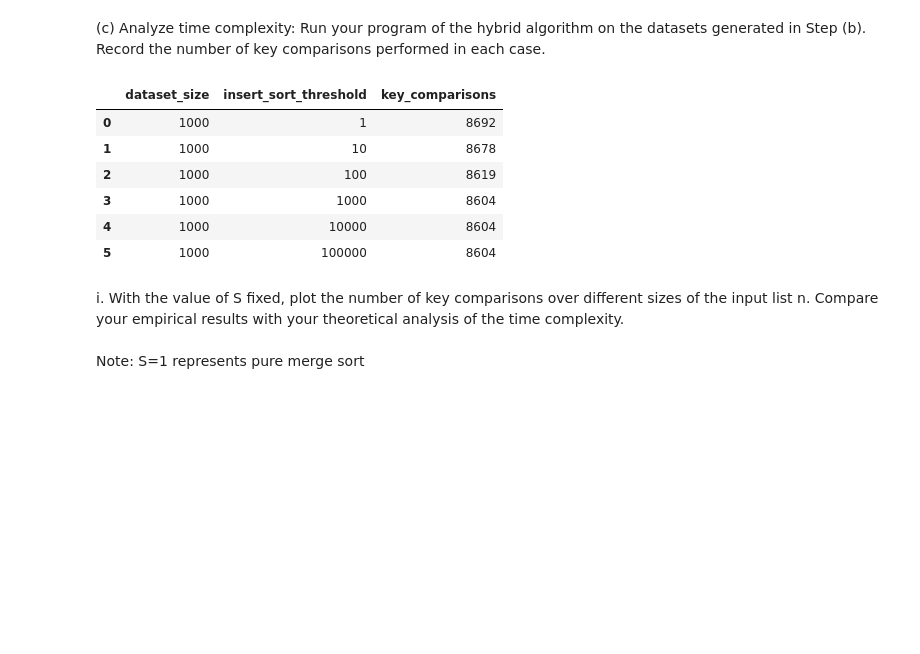
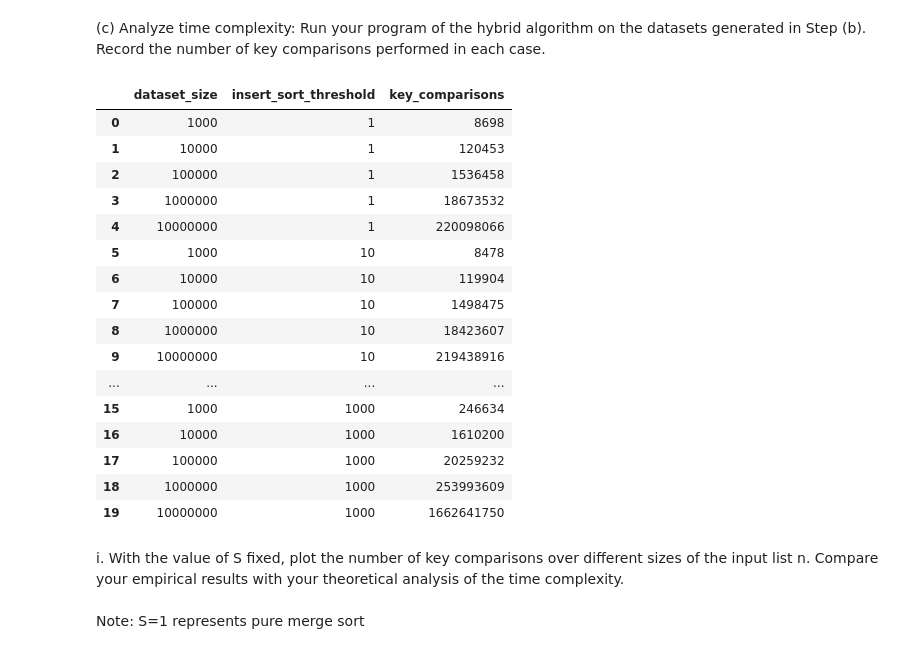
Before and after one commit to LEPK02/sc2001, a Jupyter notebook: Example Class 1/Project_1.ipynb, the cells around one changed output. Saved outputs shown, nothing was run; the diff lists cells and outputs as text; code cells hidden in the pictures; blank space fills up the shorter version.

```diff
--- a/Example Class 1/Project_1.ipynb
+++ b/Example Class 1/Project_1.ipynb
@@ -223,14 +214,25 @@ if PROCESS_DATA:
 # %%
 df = pd.read_csv(RESULTS_CSV_FILENAME, names=RESULTS_COLUMNS)
 df[df['dataset_size']==1000]
+display(df.sort_values(by=["insert_sort_threshold", "dataset_size"]).reset_index(drop=True))
 # %% [output]
 |  | dataset_size | insert_sort_threshold | key_comparisons |
-| 0 | 1000 | 1 | 8692 |
-| 1 | 1000 | 10 | 8678 |
-| 2 | 1000 | 100 | 8619 |
-| 3 | 1000 | 1000 | 8604 |
-| 4 | 1000 | 10000 | 8604 |
-| 5 | 1000 | 100000 | 8604 |
+| 0 | 1000 | 1 | 8698 |
+| 1 | 10000 | 1 | 120453 |
+| 2 | 100000 | 1 | 1536458 |
+| 3 | 1000000 | 1 | 18673532 |
+| 4 | 10000000 | 1 | 220098066 |
+| 5 | 1000 | 10 | 8478 |
+| 6 | 10000 | 10 | 119904 |
+| 7 | 100000 | 10 | 1498475 |
+| 8 | 1000000 | 10 | 18423607 |
+| 9 | 10000000 | 10 | 219438916 |
+| ... | ... | ... | ... |
+| 15 | 1000 | 1000 | 246634 |
+| 16 | 10000 | 1000 | 1610200 |
+| 17 | 100000 | 1000 | 20259232 |
+| 18 | 1000000 | 1000 | 253993609 |
+| 19 | 10000000 | 1000 | 1662641750 |
 # %% [markdown]
 i. With the value of S fixed, plot the number of key comparisons over
 different sizes of the input list n. Compare your empirical results with
```
Also changed, not shown: parts of 9 cells of this notebook, 2 other files.
